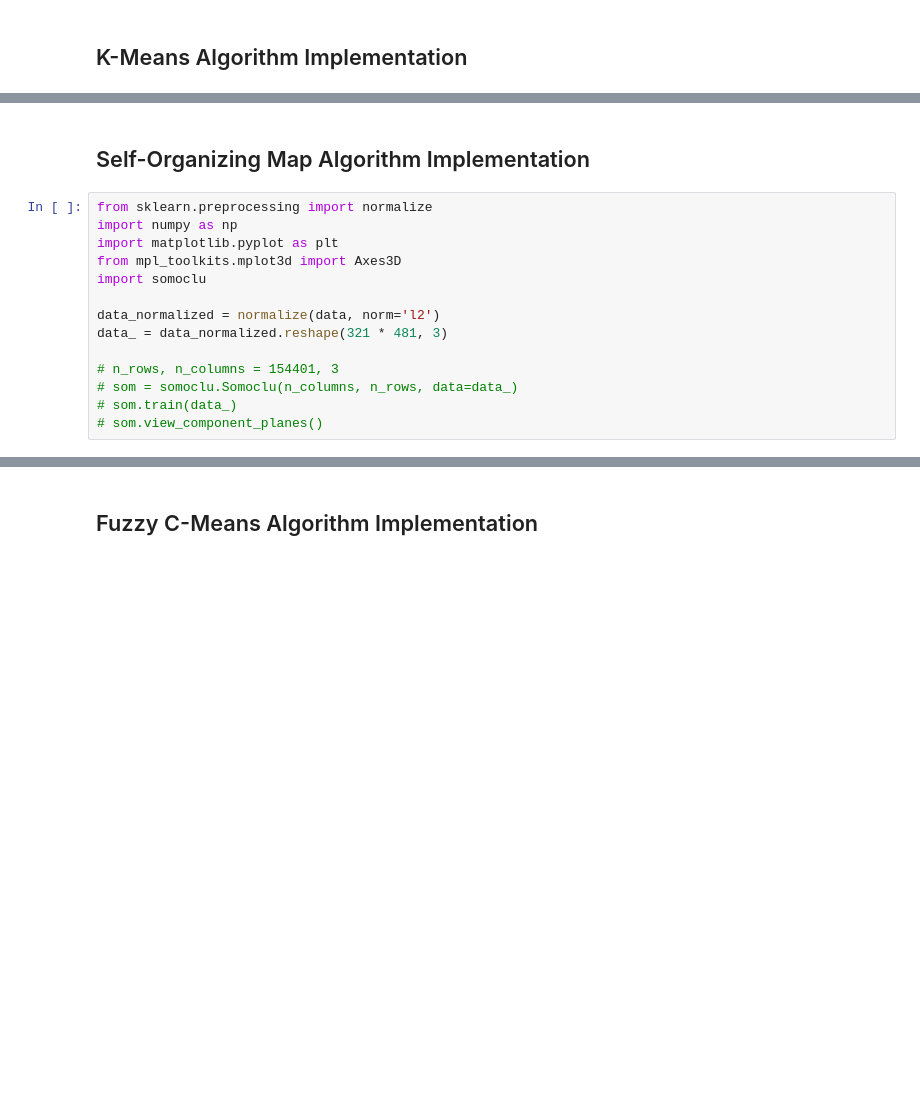
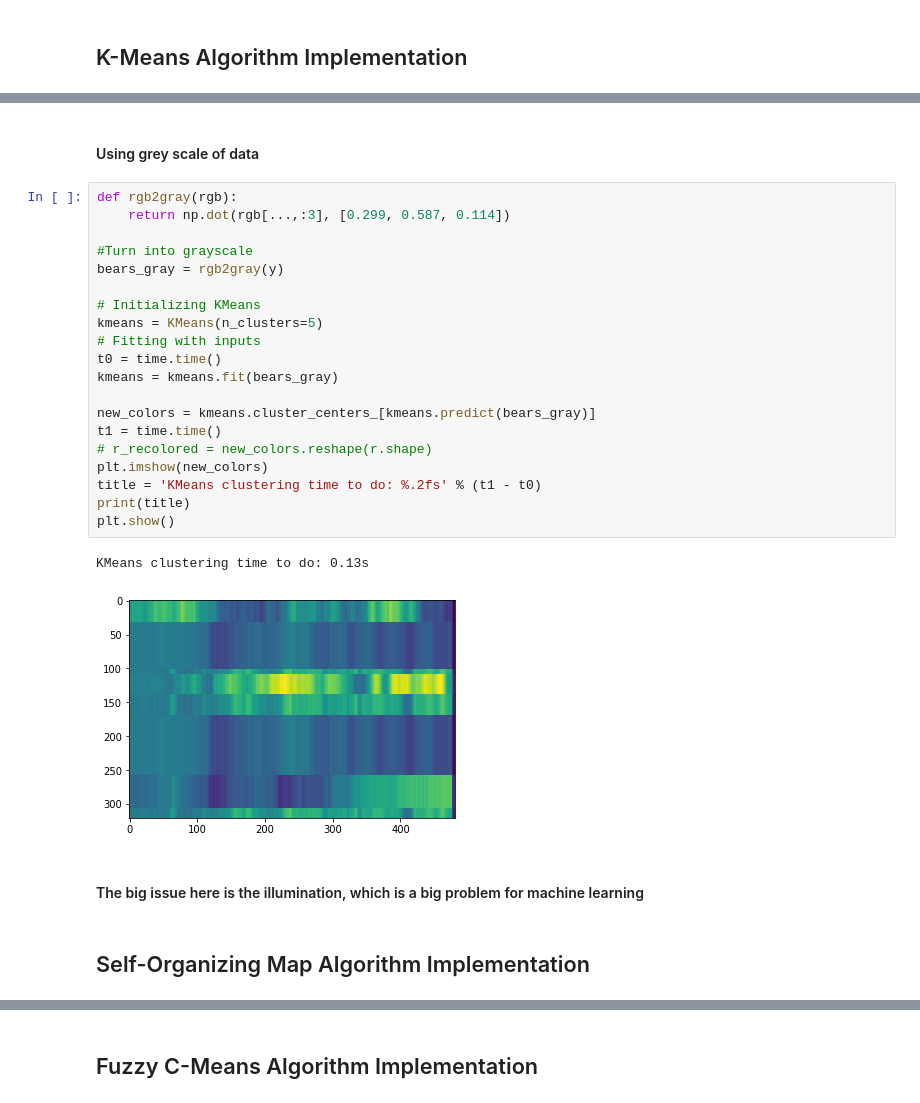
Before and after one commit to Eiris/MLProjectUF, a Jupyter notebook: Project 1/Project_1.ipynb, the cells around one changed output, grey strips where cells are left out. Saved outputs shown, nothing was run; the diff lists cells and outputs as text; blank space fills up the shorter version.

Commit message:
Working Algorithms with RGB
All the algorithms are working, let talk about it. I will look into the implementation for the hyperspectral imaging tomorrow.

```diff
--- a/Project 1/Project_1.ipynb
+++ b/Project 1/Project_1.ipynb
@@ -86,16 +115,29 @@ plt.show()
+# %% [markdown]
+#### Using grey scale of data
+# %%
+def rgb2gray(rgb):
+    return np.dot(rgb[...,:3], [0.299, 0.587, 0.114])
+
+#Turn into grayscale
+bears_gray = rgb2gray(y)
+
+# Initializing KMeans
+kmeans = KMeans(n_clusters=5)
+# Fitting with inputs
+t0 = time.time()
+kmeans = kmeans.fit(bears_gray)
+
+new_colors = kmeans.cluster_centers_[kmeans.predict(bears_gray)]
+t1 = time.time()
+# r_recolored = new_colors.reshape(r.shape)
+plt.imshow(new_colors)
+title = 'KMeans clustering time to do: %.2fs' % (t1 - t0)
+print(title)
+plt.show()
+# %% [output]
+KMeans clustering time to do: 0.13s
+[figure, added]
+# %% [markdown]
+#### The big issue here is the illumination, which is a big problem for machine learning
 # %% [markdown]
 ## Self-Organizing Map Algorithm Implementation
-# %%
-from sklearn.preprocessing import normalize
-import numpy as np
-import matplotlib.pyplot as plt
-from mpl_toolkits.mplot3d import Axes3D
-import somoclu
-
-data_normalized = normalize(data, norm='l2')
-data_ = data_normalized.reshape(321 * 481, 3)
-
-# n_rows, n_columns = 154401, 3
-# som = somoclu.Somoclu(n_columns, n_rows, data=data_)
-# som.train(data_)
-# som.view_component_planes()
```
Also changed, not shown: parts of 23 cells of this notebook.
